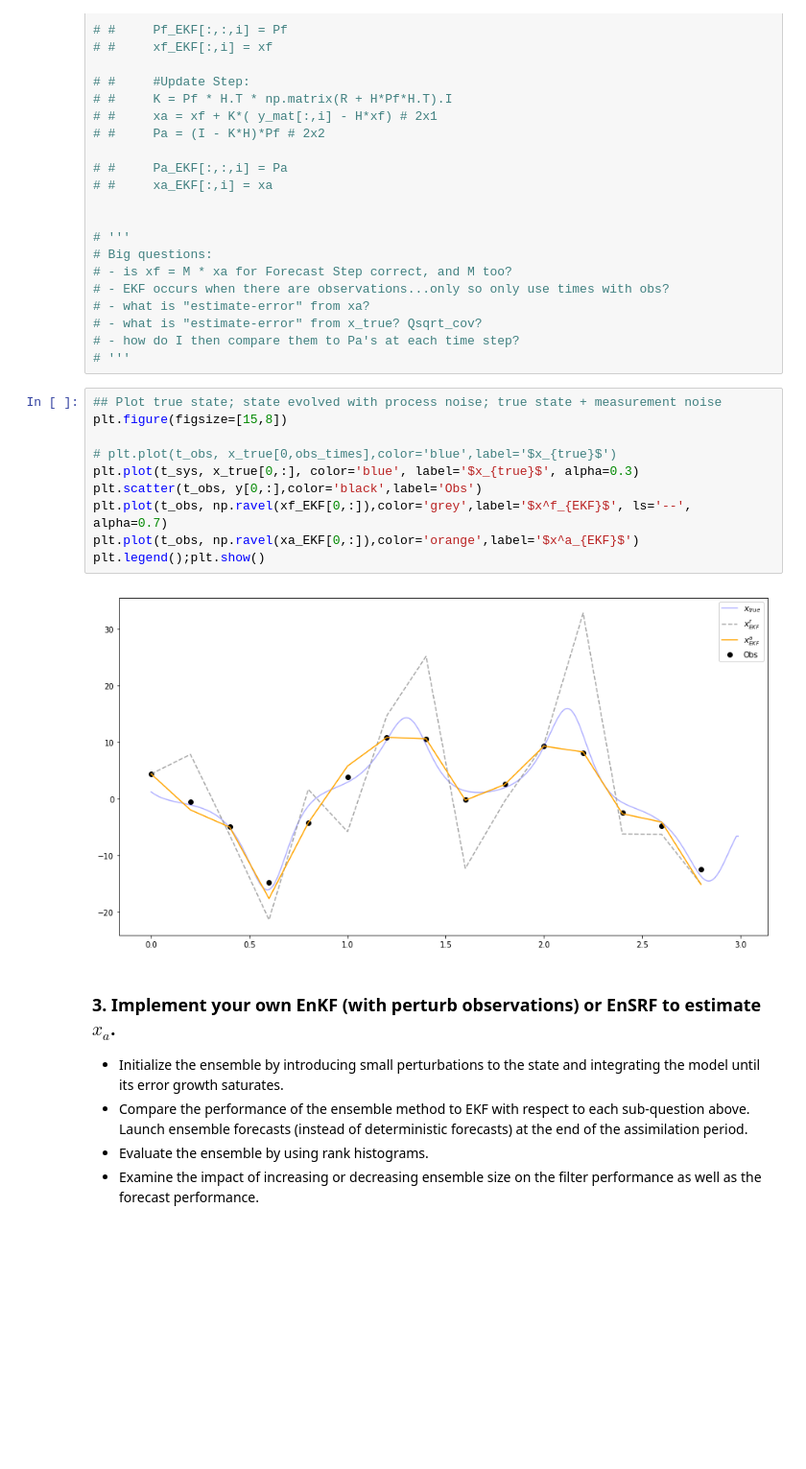
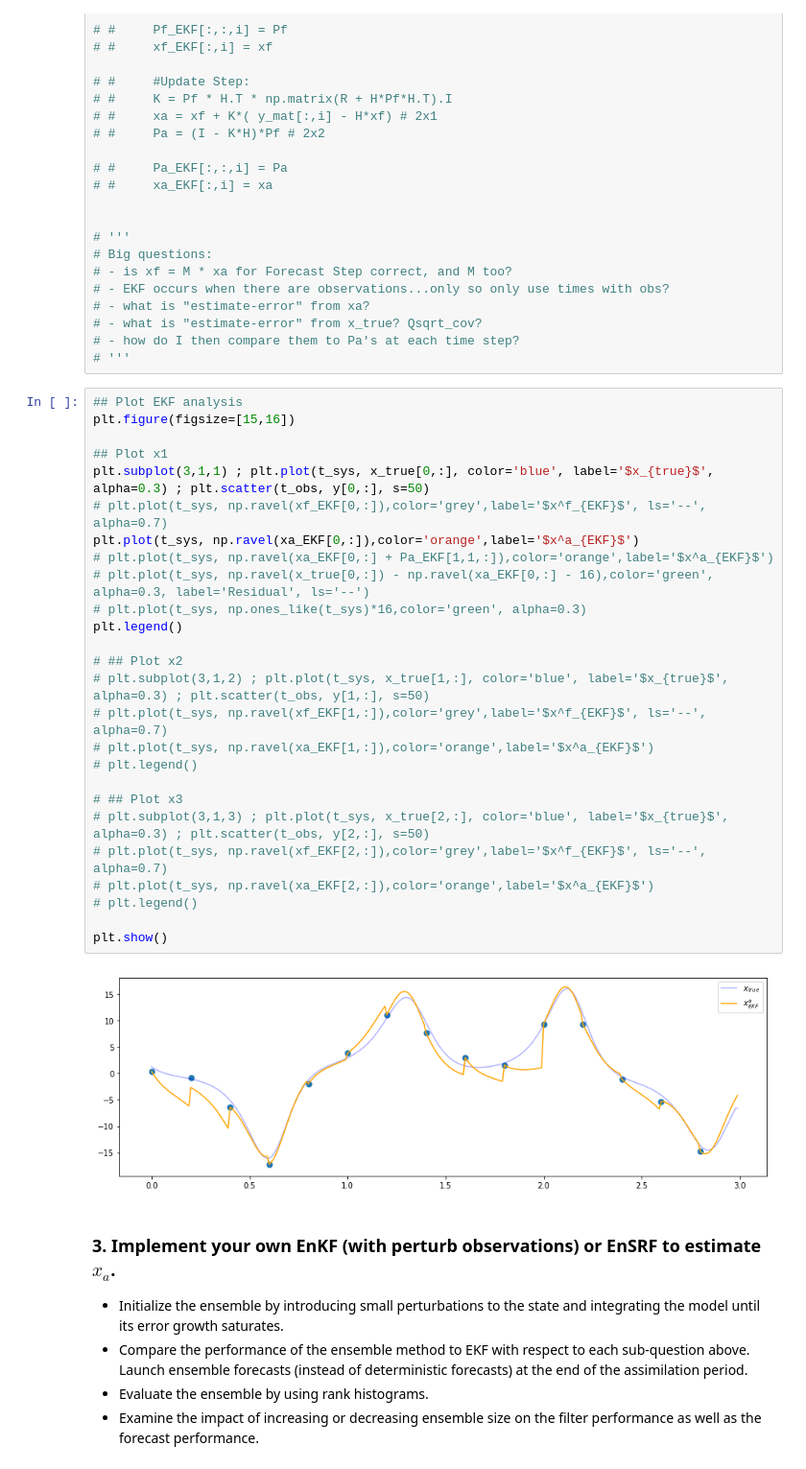
Before and after one commit to Markleonard1019/ASEN, a Jupyter notebook: midterm_Q2_alex.ipynb, the cells around one changed output. Shown: that part at 96% size. Cells and saved outputs as stored; diff of their text form; blank space fills up the shorter version.

```diff
--- a/midterm_Q2_alex.ipynb
+++ b/midterm_Q2_alex.ipynb
@@ -315,18 +333,34 @@ for i in range(1,N_obs):
 # - what is "estimate-error" from x_true? Qsqrt_cov?
 # - how do I then compare them to Pa's at each time step?
 # '''
-# %%
-## Plot true state; state evolved with process noise; true state + measurement noise
-plt.figure(figsize=[15,8])
-
-# plt.plot(t_obs, x_true[0,obs_times],color='blue',label='$x_{true}$')
-plt.plot(t_sys, x_true[0,:], color='blue', label='$x_{true}$', alpha=0.3)
-plt.scatter(t_obs, y[0,:],color='black',label='Obs')
-plt.plot(t_obs, np.ravel(xf_EKF[0,:]),color='grey',label='$x^f_{EKF}$', ls='--', alpha=0.7)
-plt.plot(t_obs, np.ravel(xa_EKF[0,:]),color='orange',label='$x^a_{EKF}$')
-plt.legend();plt.show()
-# %% [output]
-[figure, removed]
+# %%
+## Plot EKF analysis
+plt.figure(figsize=[15,16])
+
+## Plot x1
+plt.subplot(3,1,1) ; plt.plot(t_sys, x_true[0,:], color='blue', label='$x_{true}$', alpha=0.3) ; plt.scatter(t_obs, y[0,:], s=50)
+# plt.plot(t_sys, np.ravel(xf_EKF[0,:]),color='grey',label='$x^f_{EKF}$', ls='--', alpha=0.7)
+plt.plot(t_sys, np.ravel(xa_EKF[0,:]),color='orange',label='$x^a_{EKF}$')
+# plt.plot(t_sys, np.ravel(xa_EKF[0,:] + Pa_EKF[1,1,:]),color='orange',label='$x^a_{EKF}$')
+# plt.plot(t_sys, np.ravel(x_true[0,:]) - np.ravel(xa_EKF[0,:] - 16),color='green', alpha=0.3, label='Residual', ls='--')
+# plt.plot(t_sys, np.ones_like(t_sys)*16,color='green', alpha=0.3)
+plt.legend()
+
+# ## Plot x2
+# plt.subplot(3,1,2) ; plt.plot(t_sys, x_true[1,:], color='blue', label='$x_{true}$', alpha=0.3) ; plt.scatter(t_obs, y[1,:], s=50)
+# plt.plot(t_sys, np.ravel(xf_EKF[1,:]),color='grey',label='$x^f_{EKF}$', ls='--', alpha=0.7)
+# plt.plot(t_sys, np.ravel(xa_EKF[1,:]),color='orange',label='$x^a_{EKF}$')
+# plt.legend()
+
+# ## Plot x3
+# plt.subplot(3,1,3) ; plt.plot(t_sys, x_true[2,:], color='blue', label='$x_{true}$', alpha=0.3) ; plt.scatter(t_obs, y[2,:], s=50)
+# plt.plot(t_sys, np.ravel(xf_EKF[2,:]),color='grey',label='$x^f_{EKF}$', ls='--', alpha=0.7)
+# plt.plot(t_sys, np.ravel(xa_EKF[2,:]),color='orange',label='$x^a_{EKF}$')
+# plt.legend()
+
+plt.show()
+# %% [output]
+[figure, added]
 # %% [markdown]
 ### 3. Implement your own EnKF (with perturb observations) or EnSRF to estimate $x_a$.
  - Initialize the ensemble by introducing small perturbations to the state and integrating the model until its error growth saturates.
```
Also changed, not shown: parts of 7 cells of this notebook.
